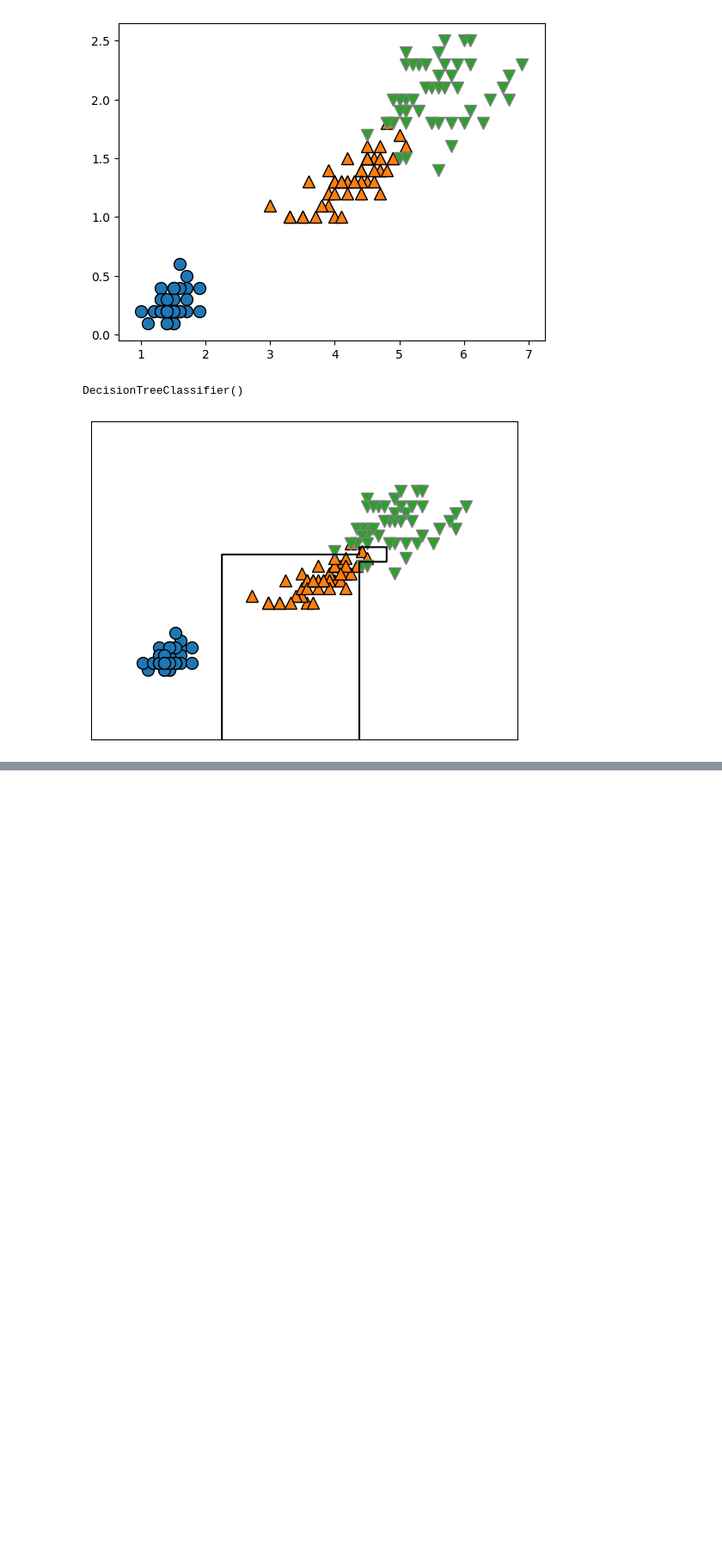
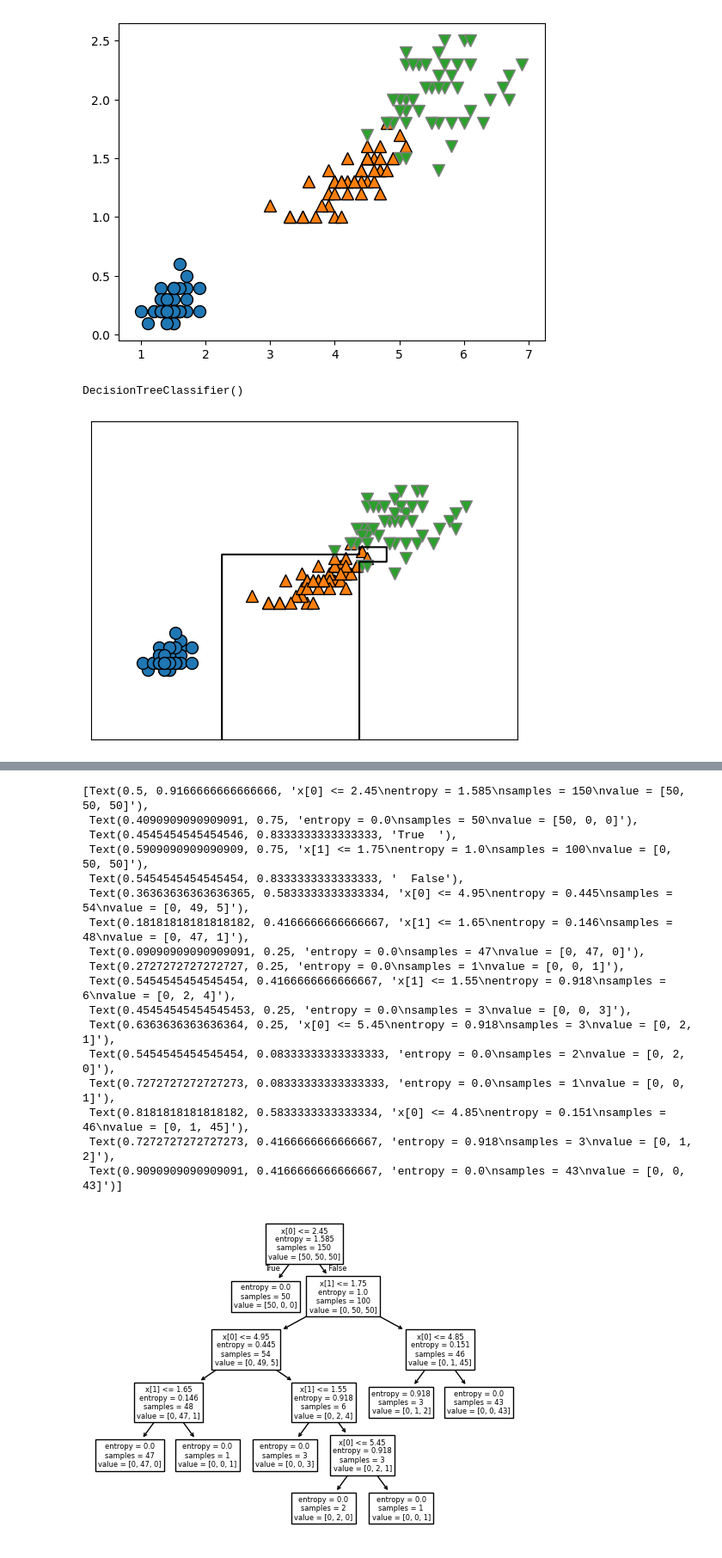
Before and after one commit to syedmahmoodiagents/MachineLearning, a Jupyter notebook: DecisionTreeClassification.ipynb, the cells around one changed output, grey strips where cells are left out. Shown at 86% size. Saved outputs shown, nothing was run; the diff lists cells and outputs as text; code cells hidden in the pictures; blank space fills up the shorter version.

```diff
--- a/DecisionTreeClassification.ipynb
+++ b/DecisionTreeClassification.ipynb
@@ -49,6 +49,6 @@ mg.plots.plot_2d_separator(mod1, X)
 # %% [output]
 [figure]
 # %%
-mod2 = DecisionTreeClassifier(max_depth=2)
+mod2 = DecisionTreeClassifier(max_depth=2, criterion='entropy')
 mod2.fit(X,y)
 # %% [output]
@@ -60,0 +63,21 @@ mg.plots.plot_2d_separator(mod2, X)
+# %%
+plot_tree(mod2)
+# %% [output]
+[Text(0.5, 0.9166666666666666, 'x[0] <= 2.45\nentropy = 1.585\nsamples = 150\nvalue = [50, 50, 50]'),
+ Text(0.4090909090909091, 0.75, 'entropy = 0.0\nsamples = 50\nvalue = [50, 0, 0]'),
+ Text(0.4545454545454546, 0.8333333333333333, 'True  '),
+ Text(0.5909090909090909, 0.75, 'x[1] <= 1.75\nentropy = 1.0\nsamples = 100\nvalue = [0, 50, 50]'),
+ Text(0.5454545454545454, 0.8333333333333333, '  False'),
+ Text(0.36363636363636365, 0.5833333333333334, 'x[0] <= 4.95\nentropy = 0.445\nsamples = 54\nvalue = [0, 49, 5]'),
+ Text(0.18181818181818182, 0.4166666666666667, 'x[1] <= 1.65\nentropy = 0.146\nsamples = 48\nvalue = [0, 47, 1]'),
+ Text(0.09090909090909091, 0.25, 'entropy = 0.0\nsamples = 47\nvalue = [0, 47, 0]'),
+ Text(0.2727272727272727, 0.25, 'entropy = 0.0\nsamples = 1\nvalue = [0, 0, 1]'),
+ Text(0.5454545454545454, 0.4166666666666667, 'x[1] <= 1.55\nentropy = 0.918\nsamples = 6\nvalue = [0, 2, 4]'),
+ Text(0.45454545454545453, 0.25, 'entropy = 0.0\nsamples = 3\nvalue = [0, 0, 3]'),
+ Text(0.6363636363636364, 0.25, 'x[0] <= 5.45\nentropy = 0.918\nsamples = 3\nvalue = [0, 2, 1]'),
+ Text(0.5454545454545454, 0.08333333333333333, 'entropy = 0.0\nsamples = 2\nvalue = [0, 2, 0]'),
+ Text(0.7272727272727273, 0.08333333333333333, 'entropy = 0.0\nsamples = 1\nvalue = [0, 0, 1]'),
+ Text(0.8181818181818182, 0.5833333333333334, 'x[0] <= 4.85\nentropy = 0.151\nsamples = 46\nvalue = [0, 1, 45]'),
+ Text(0.7272727272727273, 0.4166666666666667, 'entropy = 0.918\nsamples = 3\nvalue = [0, 1, 2]'),
+ Text(0.9090909090909091, 0.4166666666666667, 'entropy = 0.0\nsamples = 43\nvalue = [0, 0, 43]')]
+[figure, added]
```
Also changed, not shown: parts of 4 cells of this notebook.
